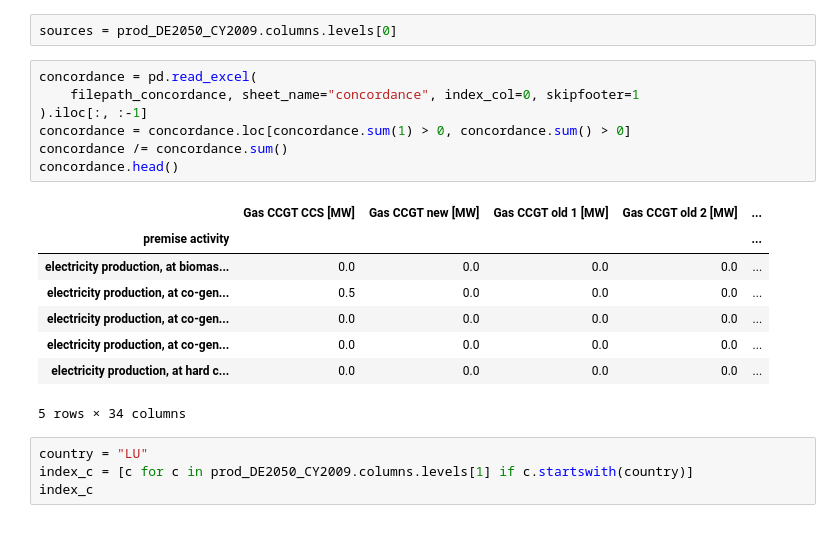
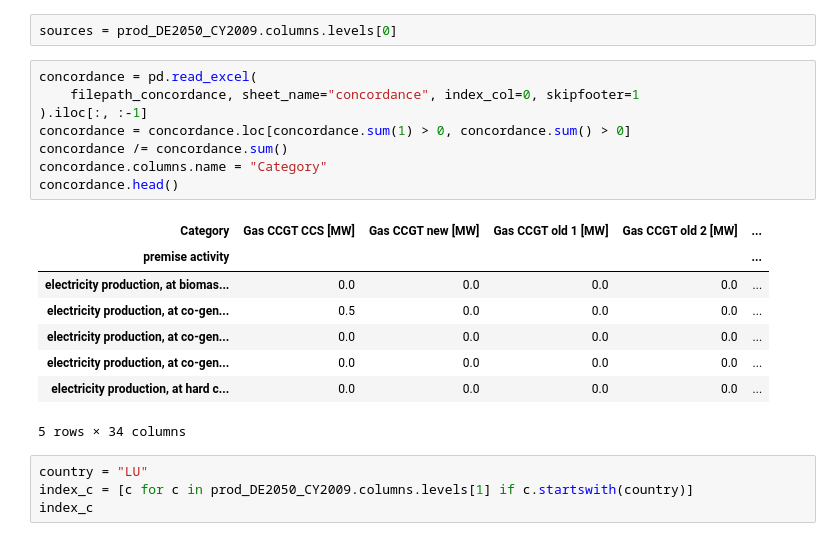
Before and after one commit to LIST-LUXEMBOURG/shrecc, a Jupyter notebook: notebooks/parsing_tyndp.ipynb, the cells around one changed output. Drawn from its saved outputs; the diff is of its cells as text.

```diff
--- a/notebooks/parsing_tyndp.ipynb
+++ b/notebooks/parsing_tyndp.ipynb
@@ -54,12 +221,13 @@ sources = prod_DE2050_CY2009.columns.levels[0]
 # %%
 concordance = pd.read_excel(
     filepath_concordance, sheet_name="concordance", index_col=0, skipfooter=1
 ).iloc[:, :-1]
 concordance = concordance.loc[concordance.sum(1) > 0, concordance.sum() > 0]
 concordance /= concordance.sum()
+concordance.columns.name = "Category"
 concordance.head()
 # %% [output]
-|  | Gas CCGT CCS [MW] | Gas CCGT new [MW] | Gas CCGT old 1 [MW] | Gas CCGT old 2 [MW] | ... |
+| Category | Gas CCGT CCS [MW] | Gas CCGT new [MW] | Gas CCGT old 1 [MW] | Gas CCGT old 2 [MW] | ... |
 | premise activity |  |  |  |  | ... |
 | electricity production, at biomas... | 0.0 | 0.0 | 0.0 | 0.0 | ... |
 | electricity production, at co-gen... | 0.5 | 0.0 | 0.0 | 0.0 | ... |
```
Also changed, not shown: parts of 34 cells of this notebook.
